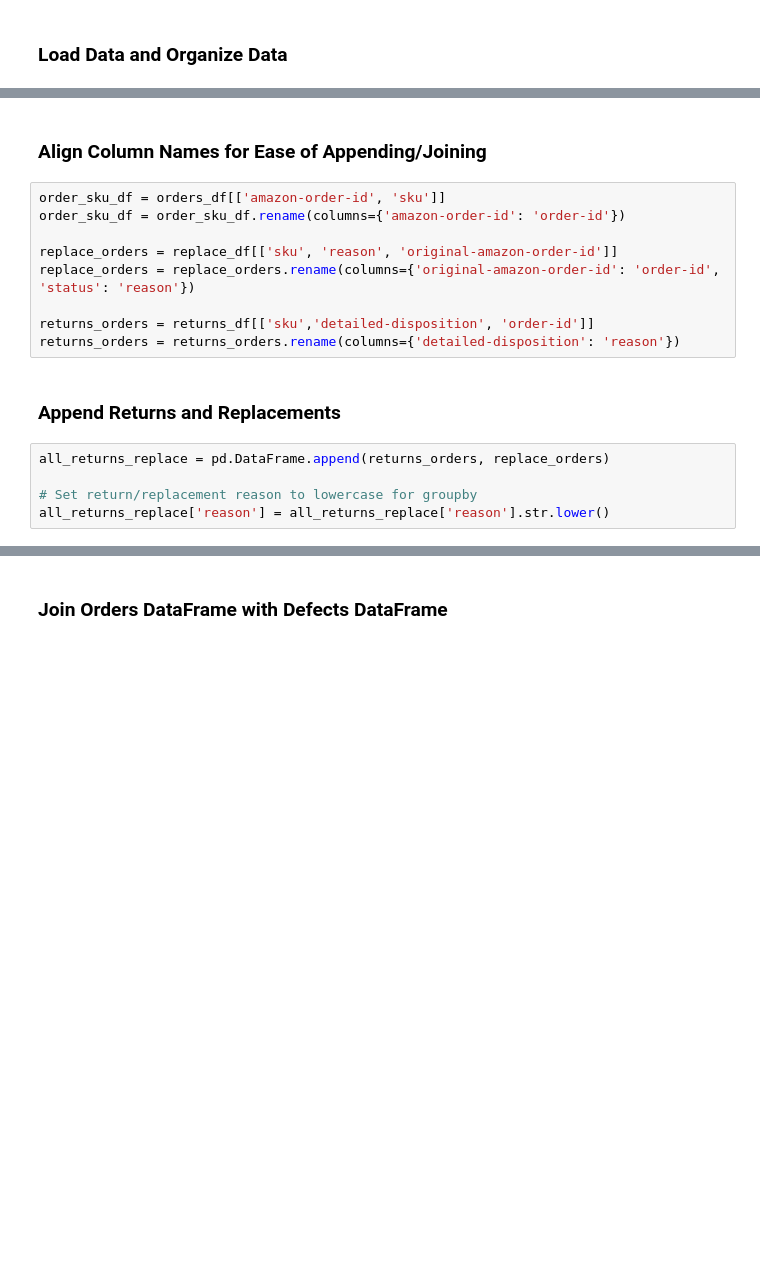
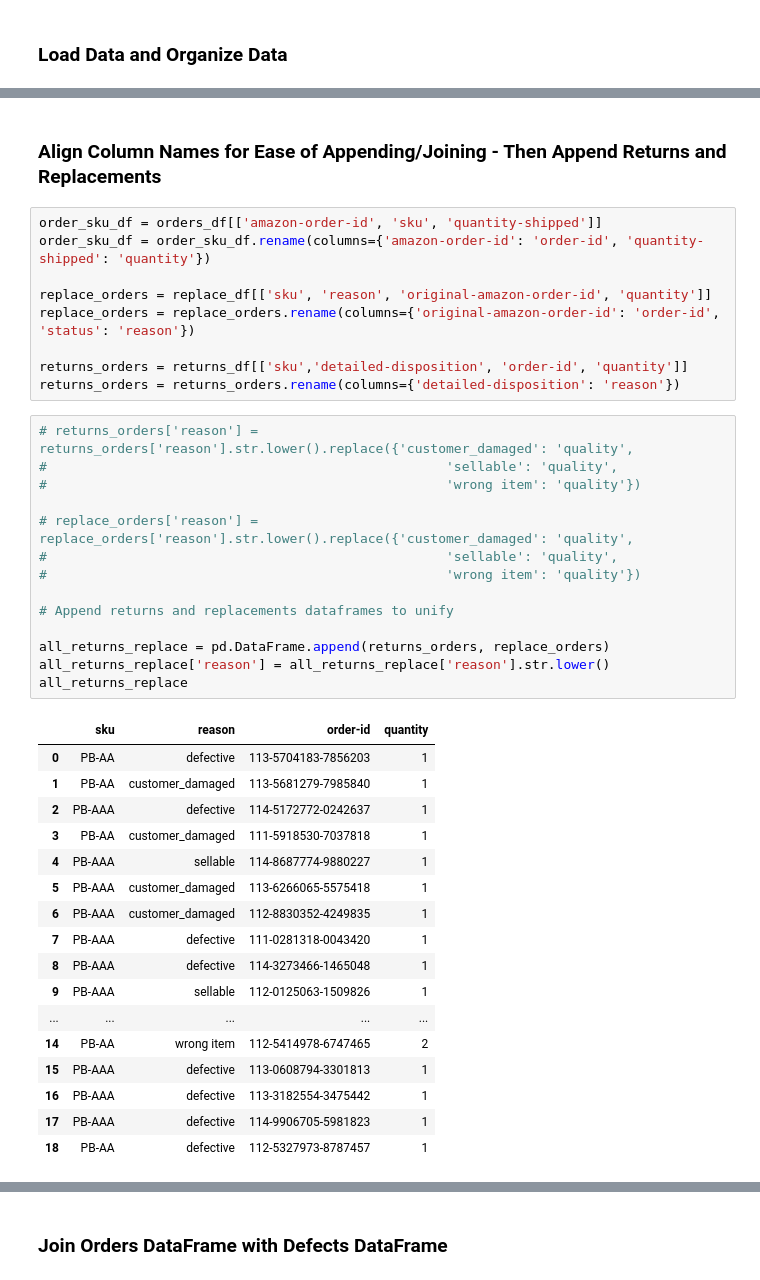
Before and after one commit to ryankirkland/customer-data-analysis, a Jupyter notebook: PBE-Order-Analysis.ipynb, the cells around one changed output, grey strips where cells are left out. Drawn from its saved outputs; the diff is of its cells as text; blank space fills up the shorter version.

Commit message:
fix error in data cleaning and update markdown to clearly state assumptions with justification

```diff
--- a/PBE-Order-Analysis.ipynb
+++ b/PBE-Order-Analysis.ipynb
@@ -16,18 +21,43 @@ returns_df = pd.read_csv('data/pbe-returns.csv')
 # %% [markdown]
- ### Align Column Names for Ease of Appending/Joining
+ ### Align Column Names for Ease of Appending/Joining - Then Append Returns and Replacements
 # %%
-order_sku_df = orders_df[['amazon-order-id', 'sku']]
-order_sku_df = order_sku_df.rename(columns={'amazon-order-id': 'order-id'})
+order_sku_df = orders_df[['amazon-order-id', 'sku', 'quantity-shipped']]
+order_sku_df = order_sku_df.rename(columns={'amazon-order-id': 'order-id', 'quantity-shipped': 'quantity'})
 
-replace_orders = replace_df[['sku', 'reason', 'original-amazon-order-id']]
+replace_orders = replace_df[['sku', 'reason', 'original-amazon-order-id', 'quantity']]
 replace_orders = replace_orders.rename(columns={'original-amazon-order-id': 'order-id', 'status': 'reason'})
 
-returns_orders = returns_df[['sku','detailed-disposition', 'order-id']]
+returns_orders = returns_df[['sku','detailed-disposition', 'order-id', 'quantity']]
 returns_orders = returns_orders.rename(columns={'detailed-disposition': 'reason'})
-# %% [markdown]
- ### Append Returns and Replacements
-# %%
-all_returns_replace = pd.DataFrame.append(returns_orders, replace_orders)
-
-# Set return/replacement reason to lowercase for groupby
-all_returns_replace['reason'] = all_returns_replace['reason'].str.lower()
+# %%
+# returns_orders['reason'] = returns_orders['reason'].str.lower().replace({'customer_damaged': 'quality',
+#                                                   'sellable': 'quality',
+#                                                   'wrong item': 'quality'})
+
+# replace_orders['reason'] = replace_orders['reason'].str.lower().replace({'customer_damaged': 'quality',
+#                                                   'sellable': 'quality',
+#                                                   'wrong item': 'quality'})
+
+# Append returns and replacements dataframes to unify
+
+all_returns_replace = pd.DataFrame.append(returns_orders, replace_orders)
+all_returns_replace['reason'] = all_returns_replace['reason'].str.lower()
+all_returns_replace
+# %% [output]
+|  | sku | reason | order-id | quantity |
+| 0 | PB-AA | defective | 113-5704183-7856203 | 1 |
+| 1 | PB-AA | customer_damaged | 113-5681279-7985840 | 1 |
+| 2 | PB-AAA | defective | 114-5172772-0242637 | 1 |
+| 3 | PB-AA | customer_damaged | 111-5918530-7037818 | 1 |
+| 4 | PB-AAA | sellable | 114-8687774-9880227 | 1 |
+| 5 | PB-AAA | customer_damaged | 113-6266065-5575418 | 1 |
+| 6 | PB-AAA | customer_damaged | 112-8830352-4249835 | 1 |
+| 7 | PB-AAA | defective | 111-0281318-0043420 | 1 |
+| 8 | PB-AAA | defective | 114-3273466-1465048 | 1 |
+| 9 | PB-AAA | sellable | 112-0125063-1509826 | 1 |
+| ... | ... | ... | ... | ... |
+| 14 | PB-AA | wrong item | 112-5414978-6747465 | 2 |
+| 15 | PB-AAA | defective | 113-0608794-3301813 | 1 |
+| 16 | PB-AAA | defective | 113-3182554-3475442 | 1 |
+| 17 | PB-AAA | defective | 114-9906705-5981823 | 1 |
+| 18 | PB-AA | defective | 112-5327973-8787457 | 1 |
```
Also changed, not shown: parts of 12 cells of this notebook, 1 other file.
